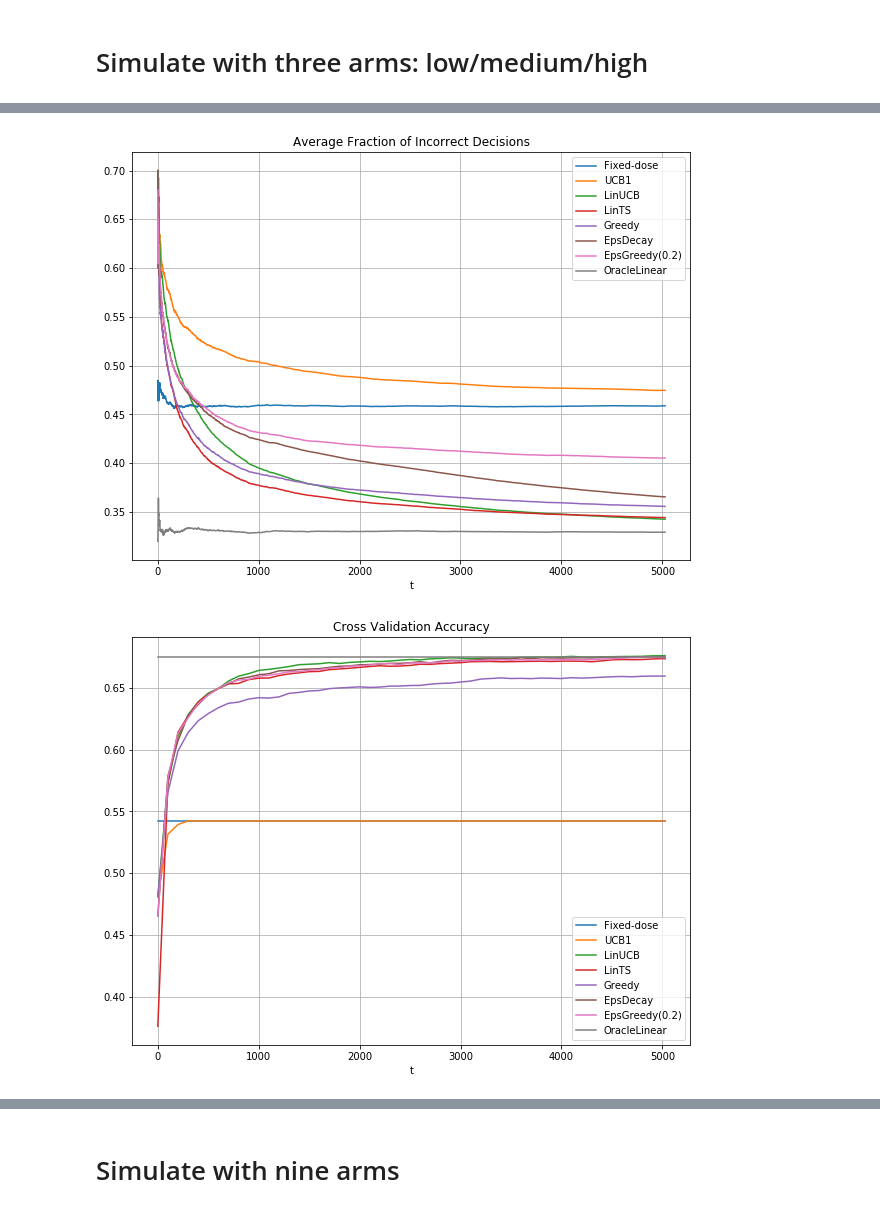
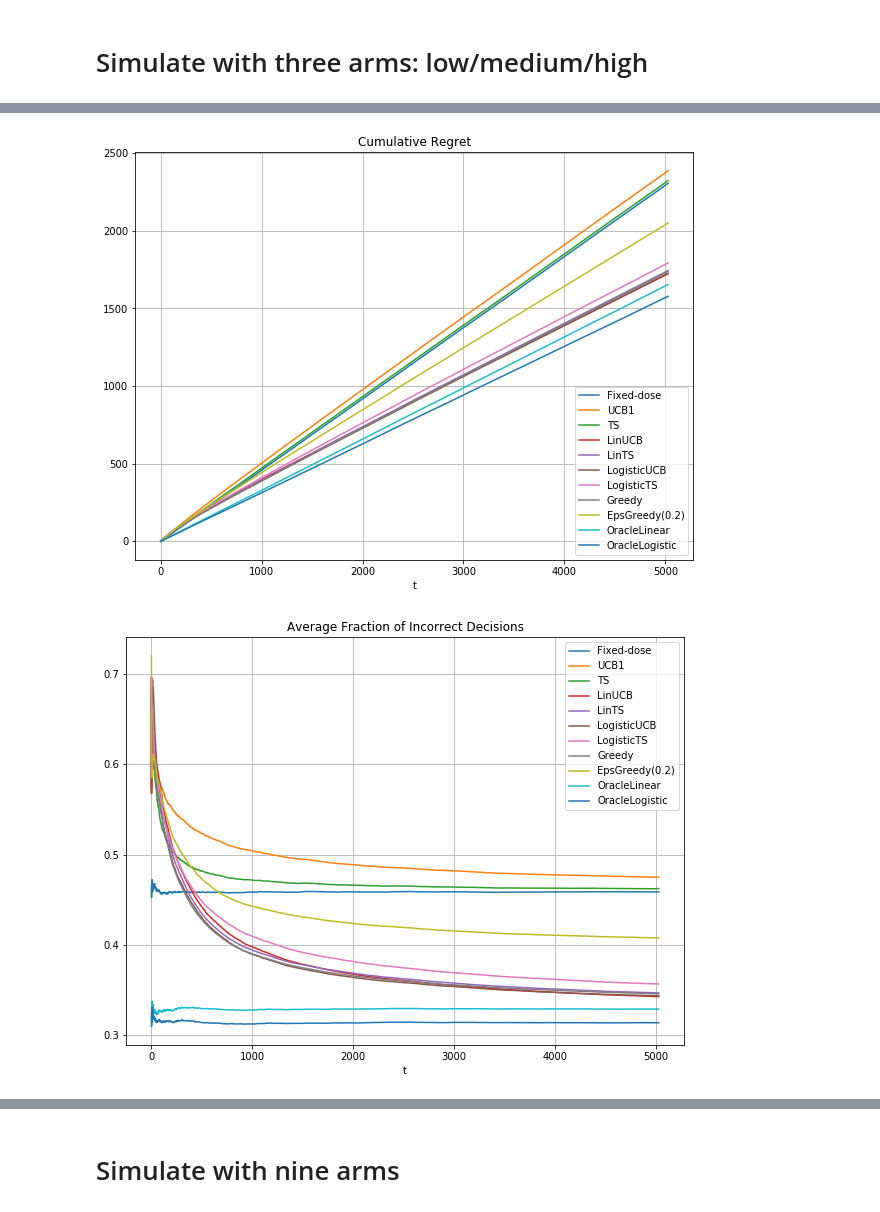
Before and after one commit to junjiedong/warfarin-bandit, a Jupyter notebook: notebooks/simulations.ipynb, the cells around one changed output, grey strips where cells are left out. Drawn from its saved outputs; the diff is of its cells as text; code cells hidden in the pictures.

Commit message:
logistic policies & real-valued reward structure

```diff
--- a/notebooks/simulations.ipynb
+++ b/notebooks/simulations.ipynb
@@ -102,16 +126,21 @@ num_arms = simulator.num_arms
 num_features = simulator.num_features
 
 # Simulate the policies and compare performance
-simulate_policies(simulator, [
+reward_history_dict, val_accuracy_dict, val_step_dict = simulate_policies(simulator, [
     (WarfarinFixedDosePolicy(1), "Fixed-dose"),
     (UCB1Policy(num_arms), "UCB1"),
-    (LinUCBPolicy(num_features, num_arms, alpha=1.0), "LinUCB"),
+    (BernoulliThompsonPolicy(num_arms), "TS"),
+    (LinUCBPolicy(num_features, num_arms, alpha=0.5), "LinUCB"),
     (LinearThompsonPolicy(num_features, num_arms, v=0.01), "LinTS"),
+    (LogisticUCBPolicy(num_features, num_arms, alpha=1.0), "LogisticUCB"),
+    (LogisticThompsonPolicy(num_features, num_arms, l=1.0, alpha=0.5), "LogisticTS"),
     (EpsilonGreedyPolicy(num_features, num_arms, eps_schedule=lambda x: 0), "Greedy"),
-    (EpsilonGreedyPolicy(num_features, num_arms, eps_schedule=lambda t: 0.2-t/20000), "EpsDecay"),
+    # (EpsilonGreedyPolicy(num_features, num_arms, eps_schedule=lambda t: 0.2-t/20000), "EpsDecay"),
     (EpsilonGreedyPolicy(num_features, num_arms, eps_schedule=lambda x: 0.2), "EpsGreedy(0.2)"),
     (WarfarinLinearOraclePolicy(DATA_PATH, discretizer), "OracleLinear"),
-    # (WarfarinLogisticOraclePolicy(DATA_PATH, discretizer), "OracleLogistic"),
-], num_runs=100, eval_every=100)
+    (WarfarinLogisticOraclePolicy(DATA_PATH, discretizer), "OracleLogistic"),
+], num_runs=200, eval_every=200)
+
+visualize_simulation_results(reward_history_dict, val_accuracy_dict, val_step_dict)
 # %% [output]
 Instantiated a Warfarin Bandit simulator!
@@ -133,3 +162,3 @@ Start simulating LinUCB for 100 times
 +----------------+------+-----+------+------+
-[figure, old version]
+[figure, new version]
-[figure, old version]
+[figure, new version]
```
Also changed, not shown: parts of 5 cells of this notebook, 5 other files.
